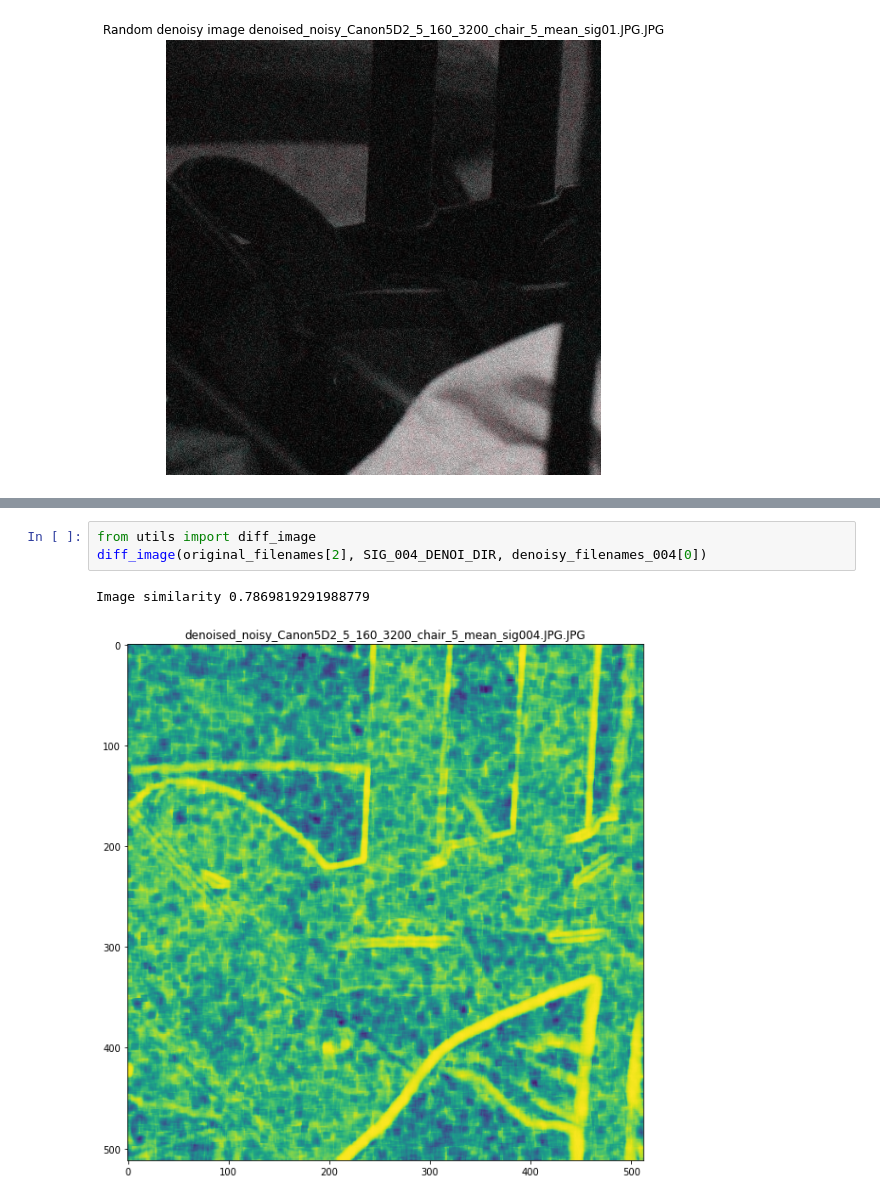
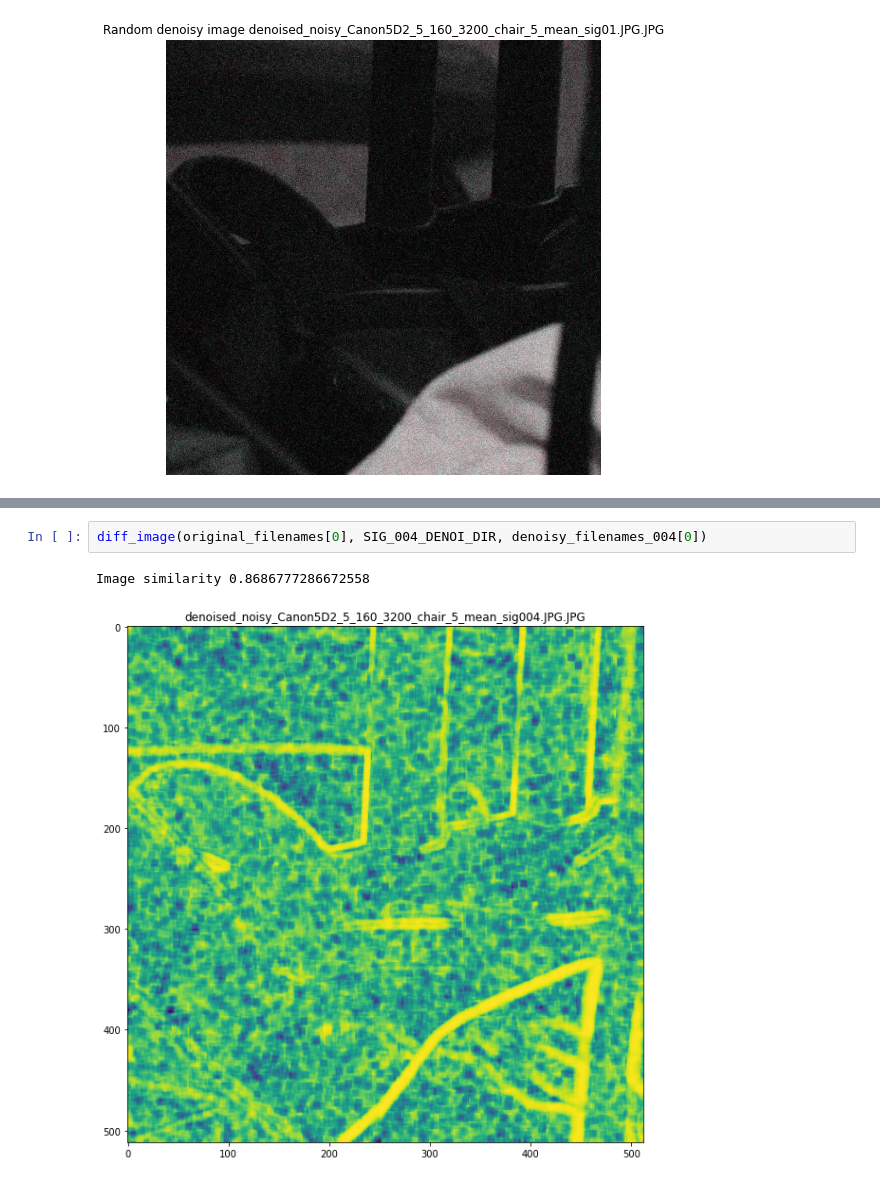
Before and after one commit to BioMedProjects/Image-Denoising, a Jupyter notebook: OPSI_Project.ipynb, the cells around one changed output, grey strips where cells are left out. Cells and saved outputs as stored; diff of their text form.

Commit message:
metrics for denoisy images

```diff
--- a/OPSI_Project.ipynb
+++ b/OPSI_Project.ipynb
@@ -494,6 +543,5 @@ Minimum  0.029078213998743652
 # %%
-from utils import diff_image
-diff_image(original_filenames[2], SIG_004_DENOI_DIR, denoisy_filenames_004[0])
+diff_image(original_filenames[0], SIG_004_DENOI_DIR, denoisy_filenames_004[0])
 # %% [output]
-Image similarity 0.7869819291988779
+Image similarity 0.8686777286672558
-[figure, old version]
+[figure, new version]
```
Also changed, not shown: parts of 9 cells of this notebook, 21 other files.
